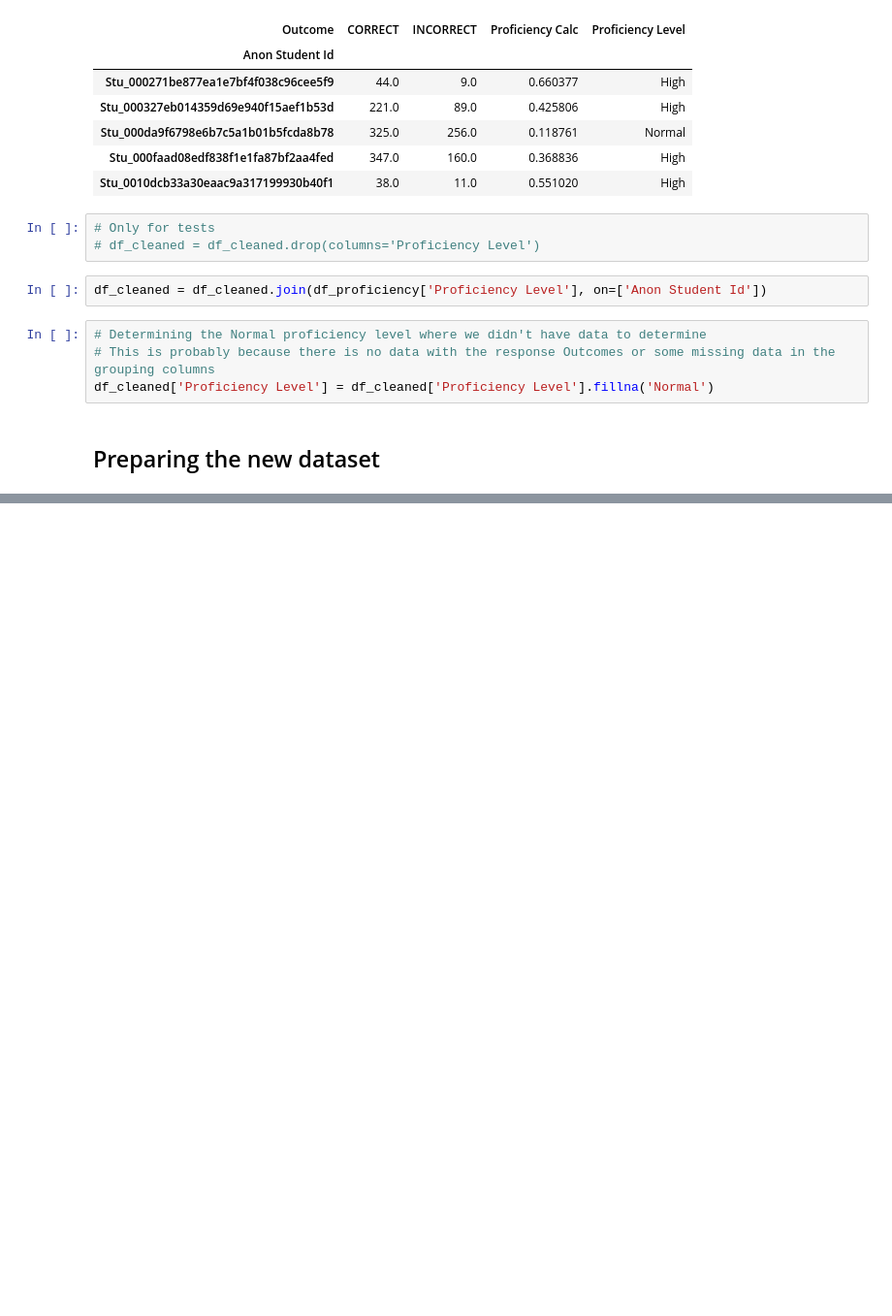
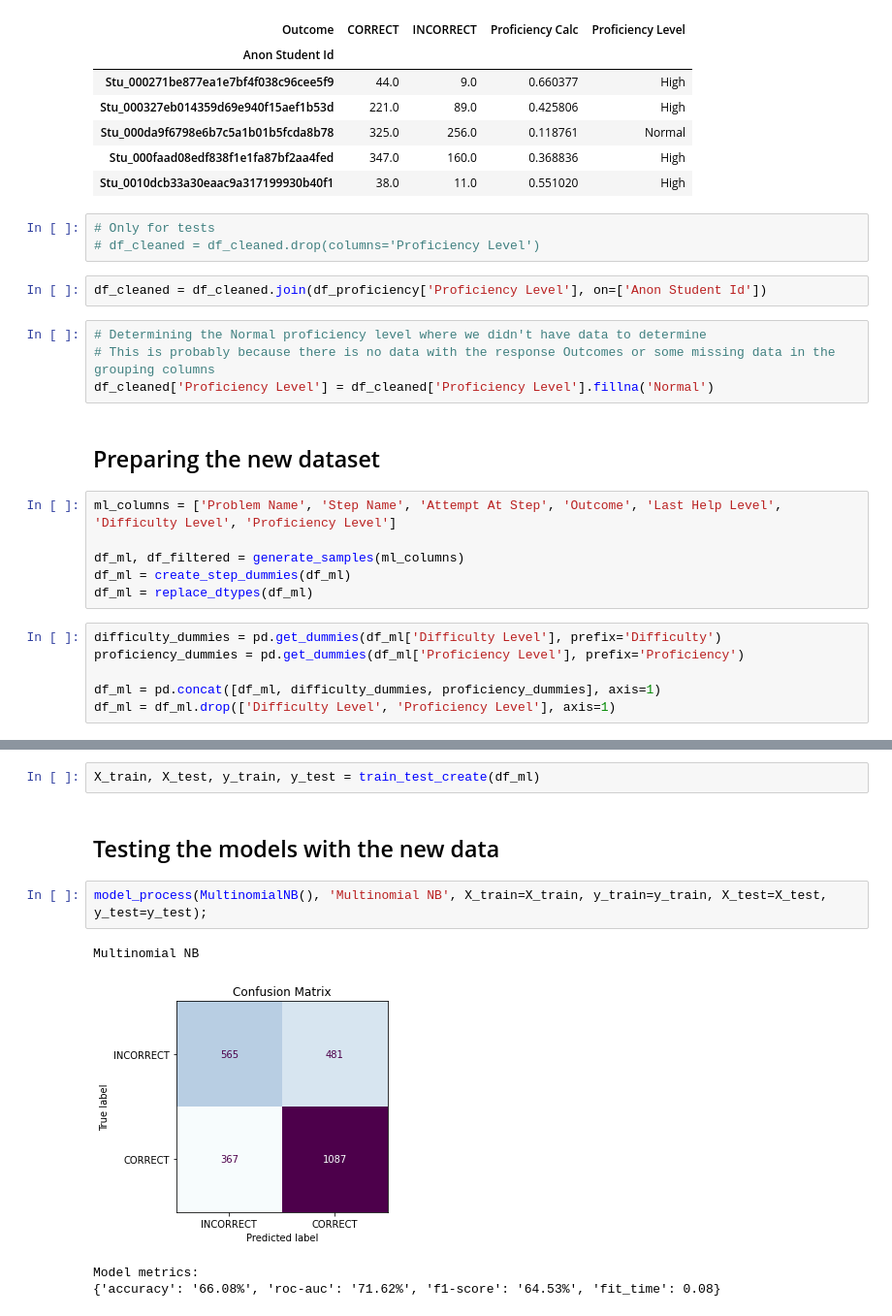
Before and after one commit to boa50/intelligent-tutoring-analysis, a Jupyter notebook: Analysis.ipynb, the cells around one changed output, grey strips where cells are left out. Shown: that part at 97% size. Drawn from its saved outputs; the diff is of its cells as text; blank space fills up the shorter version.

```diff
--- a/Analysis.ipynb
+++ b/Analysis.ipynb
@@ -1017,3 +1140,15 @@ df_cleaned = df_cleaned.join(df_proficiency['Proficiency Level'], on=['Anon Stud
 df_cleaned['Proficiency Level'] = df_cleaned['Proficiency Level'].fillna('Normal')
 # %% [markdown]
 ## Preparing the new dataset
+# %%
+ml_columns = ['Problem Name', 'Step Name', 'Attempt At Step', 'Outcome', 'Last Help Level', 'Difficulty Level', 'Proficiency Level']
+
+df_ml, df_filtered = generate_samples(ml_columns)
+df_ml = create_step_dummies(df_ml)
+df_ml = replace_dtypes(df_ml)
+# %%
+difficulty_dummies = pd.get_dummies(df_ml['Difficulty Level'], prefix='Difficulty')
+proficiency_dummies = pd.get_dummies(df_ml['Proficiency Level'], prefix='Proficiency')
+
+df_ml = pd.concat([df_ml, difficulty_dummies, proficiency_dummies], axis=1)
+df_ml = df_ml.drop(['Difficulty Level', 'Proficiency Level'], axis=1)
@@ -1019,0 +1165,11 @@ df_cleaned['Proficiency Level'] = df_cleaned['Proficiency Level'].fillna('Normal
+# %%
+X_train, X_test, y_train, y_test = train_test_create(df_ml)
+# %% [markdown]
+## Testing the models with the new data
+# %%
+model_process(MultinomialNB(), 'Multinomial NB', X_train=X_train, y_train=y_train, X_test=X_test, y_test=y_test);
+# %% [output]
+Multinomial NB
+[figure, added]
+Model metrics:
+{'accuracy': '66.08%', 'roc-auc': '71.62%', 'f1-score': '64.53%', 'fit_time': 0.08}
```
Also changed, not shown: parts of 33 cells of this notebook.
